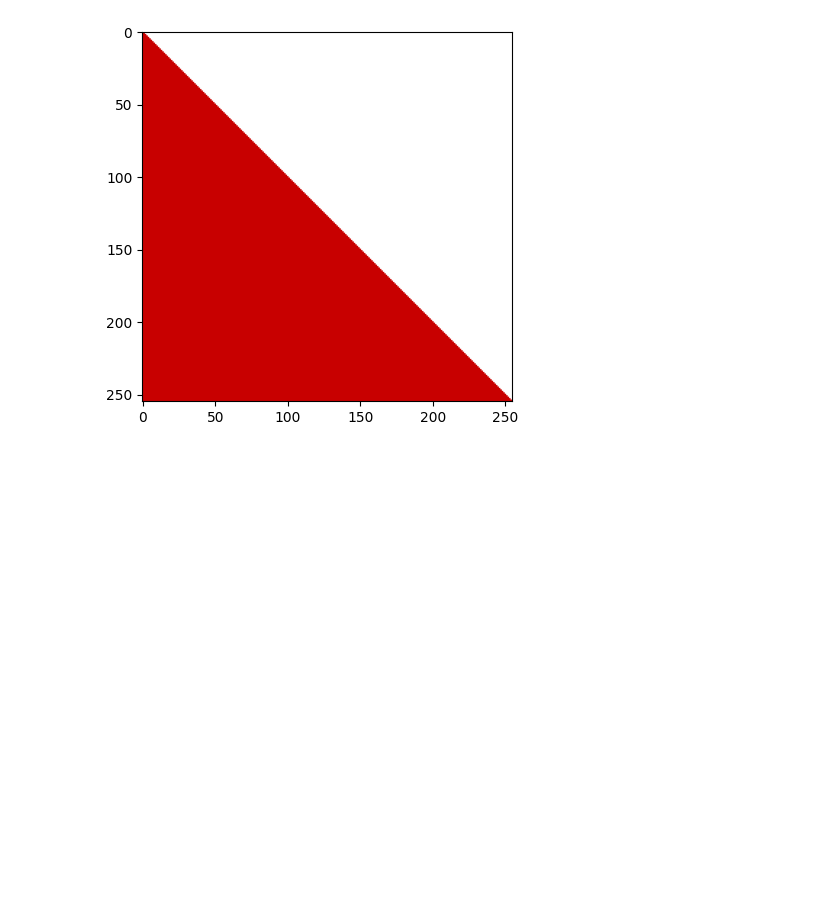
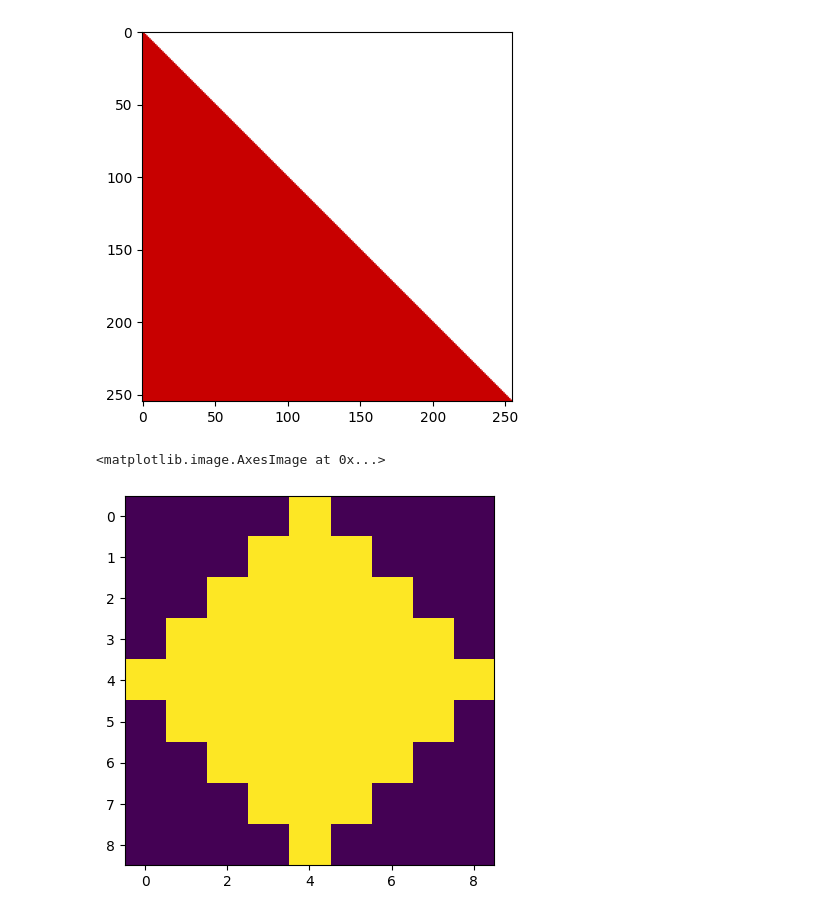
Before and after one commit to ajaykumar-br/Learning-OpenCV, a Jupyter notebook: Week 3/scrapy.ipynb, the cells around one changed output. Drawn from its saved outputs; the diff is of its cells as text; code cells hidden in the pictures; blank space fills up the shorter version.

```diff
--- a/Week 3/scrapy.ipynb
+++ b/Week 3/scrapy.ipynb
@@ -688,3 +688,13 @@ plt.imshow(x)
 # %% [output]
 <matplotlib.image.AxesImage at 0x...>
 [figure]
+# %%
+import cv2
+import numpy as np
+import matplotlib.pyplot as plt
+
+plt.imshow(cv2.getStructuringElement(cv2.MORPH_DIAMOND, (9,9)))
+cv2.dilate()
+# %% [output]
+<matplotlib.image.AxesImage at 0x...>
+[figure, added]
```
